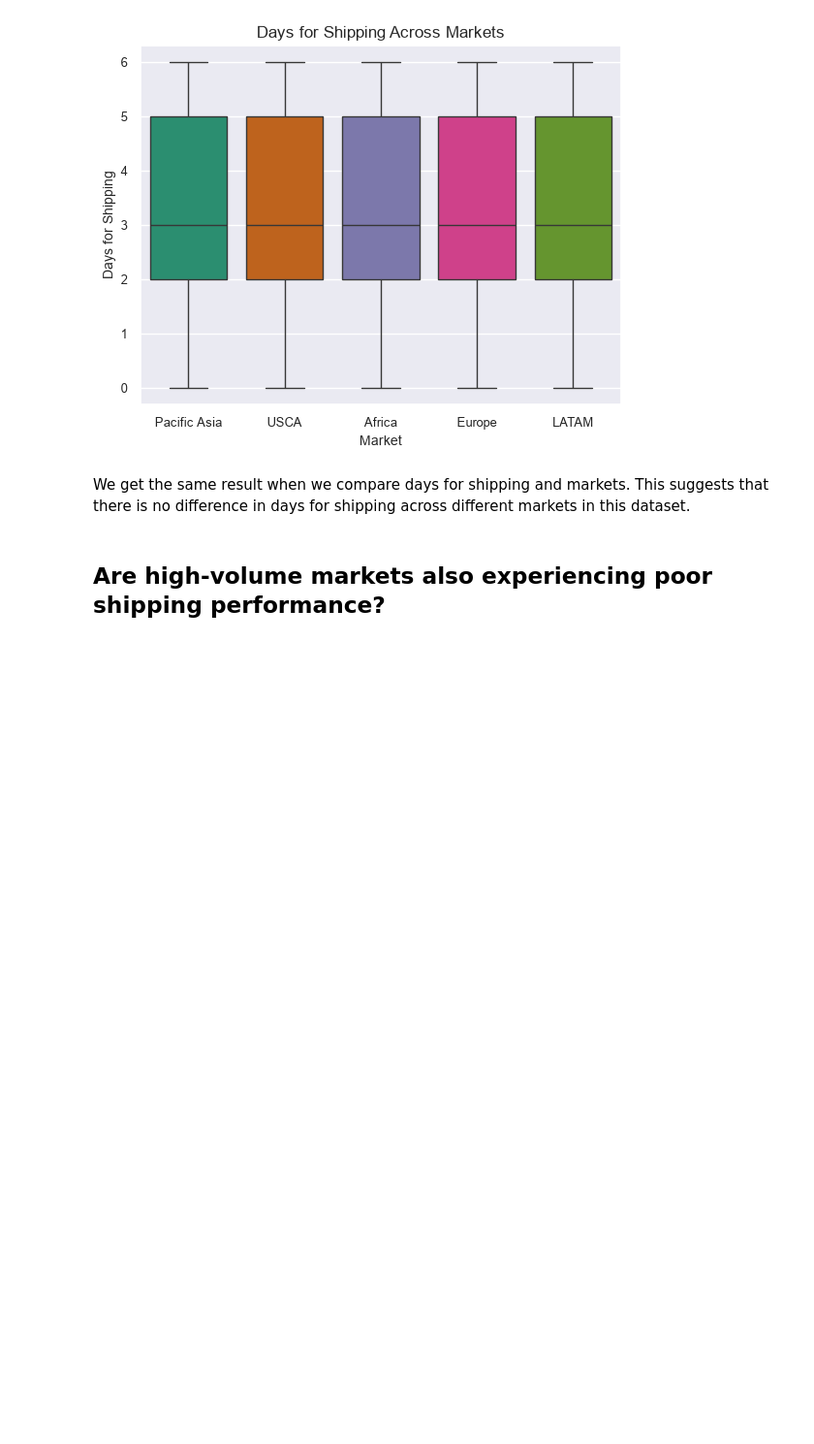
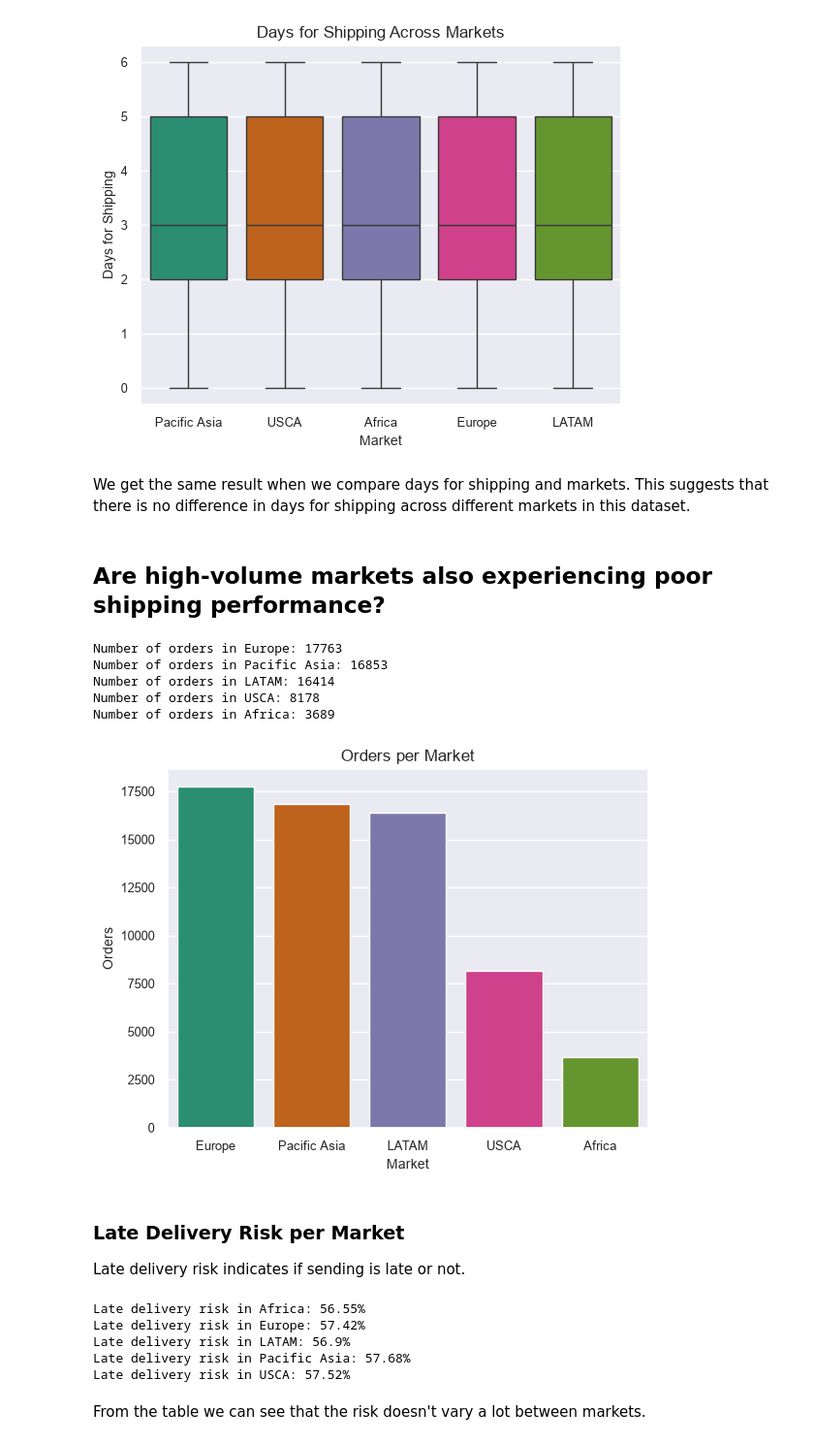
Before and after one commit to DimitarK13/smart-supply-chain, a Jupyter notebook: notebooks/04-geographic-performance-analysis.ipynb, the cells around one changed output. Shown at 97% size. Saved outputs shown, nothing was run; the diff lists cells and outputs as text; code cells hidden in the pictures; blank space fills up the shorter version.

Commit message:
investigate shipping performance in markets

```diff
--- a/notebooks/04-geographic-performance-analysis.ipynb
+++ b/notebooks/04-geographic-performance-analysis.ipynb
@@ -133,3 +133,40 @@ plt.show()
 We get the same result when we compare days for shipping and markets. This suggests that there is no difference in days for shipping across different markets in this dataset.
 # %% [markdown]
 ## Are high-volume markets also experiencing poor shipping performance?
+# %%
+volume_per_market = df['market'].value_counts()
+
+for market, count in volume_per_market.items():
+    print(f'Number of orders in {market}: {count}')
+
+sns.barplot(x=volume_per_market.index, y=volume_per_market.values, hue=volume_per_market.index, legend=False, palette='Dark2')
+
+plt.title('Orders per Market')
+plt.xlabel('Market')
+plt.ylabel('Orders')
+
+plt.savefig('../visualizations/order-per-market.png', bbox_inches='tight')
+plt.show()
+# %% [output]
+Number of orders in Europe: 17763
+Number of orders in Pacific Asia: 16853
+Number of orders in LATAM: 16414
+Number of orders in USCA: 8178
+Number of orders in Africa: 3689
+[figure, added]
+# %% [markdown]
+### Late Delivery Risk per Market
+Late delivery risk indicates if sending is late or not.
+# %%
+late_delivery_risk_per_market = df.groupby('market')['late_delivery_risk'].mean() * 100
+
+for market, risk in late_delivery_risk_per_market.items():
+    print(f'Late delivery risk in {market}: {np.around(risk, 2)}%')
+# %% [output]
+Late delivery risk in Africa: 56.55%
+Late delivery risk in Europe: 57.42%
+Late delivery risk in LATAM: 56.9%
+Late delivery risk in Pacific Asia: 57.68%
+Late delivery risk in USCA: 57.52%
+# %% [markdown]
+From the table we can see that the risk doesn't vary a lot between markets.
```
Also changed, not shown: parts of 5 cells of this notebook, 1 other file.
